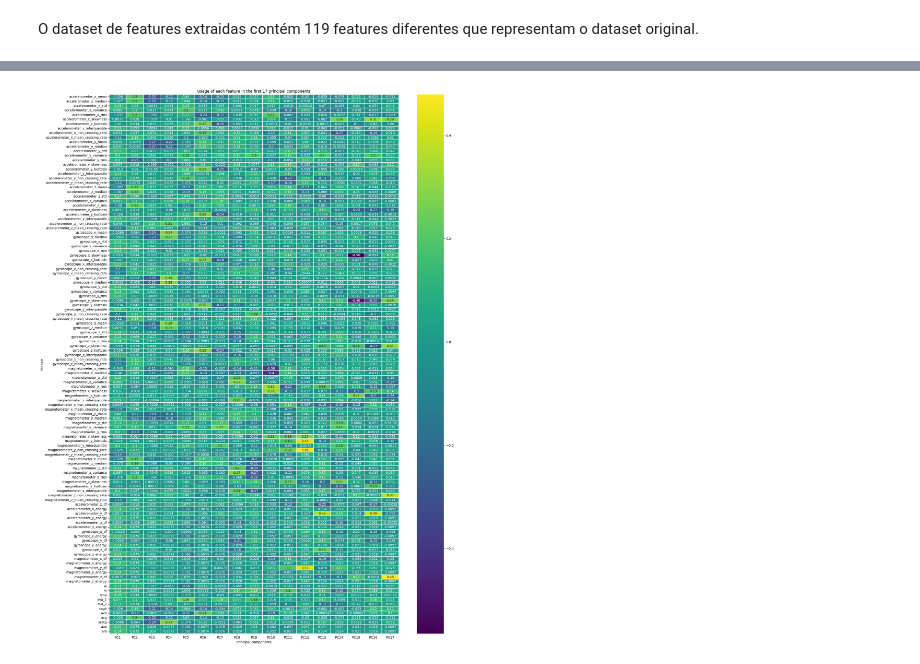
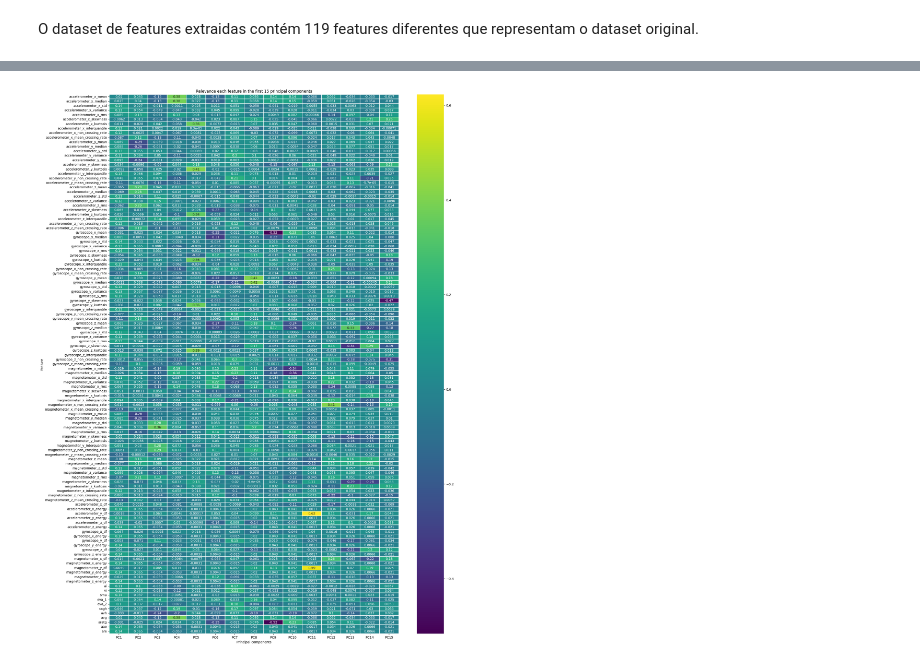
Before and after one commit to PugtgYosuky/clf-human-activities, a Jupyter notebook: src/project.ipynb, the cells around one changed output, grey strips where cells are left out. Cells and saved outputs as stored; diff of their text form; code cells hidden in the pictures.

```diff
--- a/src/project.ipynb
+++ b/src/project.ipynb
@@ -829,7 +826,7 @@ from sklearn.preprocessing import StandardScaler
 # %%
 scaled_data = StandardScaler().fit_transform(features_data)
 # %%
-pca = PCA(n_components=80)
+pca = PCA()
 pca.fit(scaled_data)
 pca_data = pca.transform(scaled_data)
 # %%
@@ -870,7 +858,8 @@ array([36.5, 43. , 48.2, 52.9, 56.1, 58.9, 61.3, 63.4, 65.2, 66.8, 68.1,
 # %%
 print('Principal components to achieve at least 75% of explained variance:')
 cumulative_sum = np.cumsum(percentage_var)
-labels_pca[:np.argmax(cumulative_sum >= 75)]
+relevant_pc = np.argmax(cumulative_sum >= 75)
+labels_pca[:relevant_pc]
 # %% [output]
 Principal components to achieve at least 75% of explained variance:
 ['PC1',
@@ -911,6 +902,6 @@ pca_dataframe
 119 rows × 80 columns
 # %%
-pca_dataframe_relevant = pca_dataframe.loc[:, 'PC1':'PC17']
+pca_dataframe_relevant = pca_dataframe.loc[:, pca_dataframe.columns[:relevant_pc]]
 pca_dataframe_relevant
 # %% [output]
 |  | PC1 | PC2 | PC3 | PC4 | PC5 | PC6 | PC7 | PC8 | PC9 | PC10 | PC11 | ... |
@@ -929,9 +920,12 @@ pca_dataframe_relevant
+# %%
+def plot_relevance(dataframe, relevant=None):
+    plt.figure(figsize=(20, 30))
+    sns.heatmap(dataframe, cmap='viridis',linewidths=0.3, annot=True)
+    plt.xlabel('Principal components')
+    plt.ylabel('Feature')
+    plt.title(f'Relevance each feature in the first {relevant} principal components')
+    plt.show()
 # %%
-plt.figure(figsize=(20, 30))
-sns.heatmap(pca_dataframe_relevant, cmap='viridis',linewidths=0.3, annot=True)
-plt.xlabel('Principal components')
-plt.ylabel('Feature')
-plt.title('Usage of each feature in the first 17 principal components')
-plt.show()
+plot_relevance(pca_dataframe_relevant, relevant_pc)
 # %% [output]
-[figure, old version]
+[figure, new version]
```
Also changed, not shown: parts of 14 cells of this notebook.
